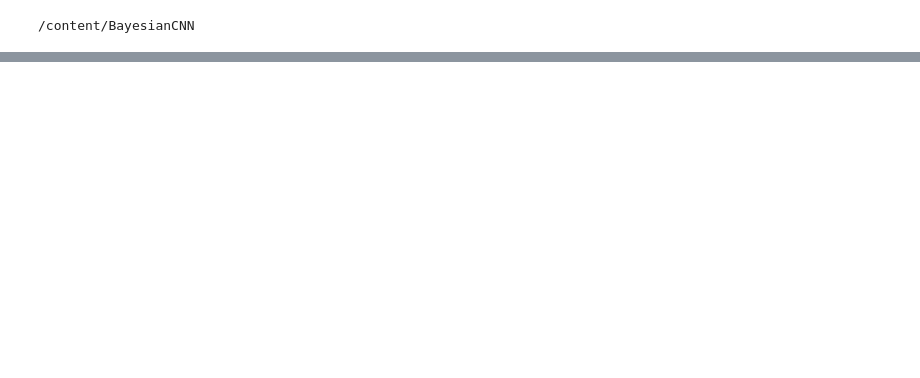
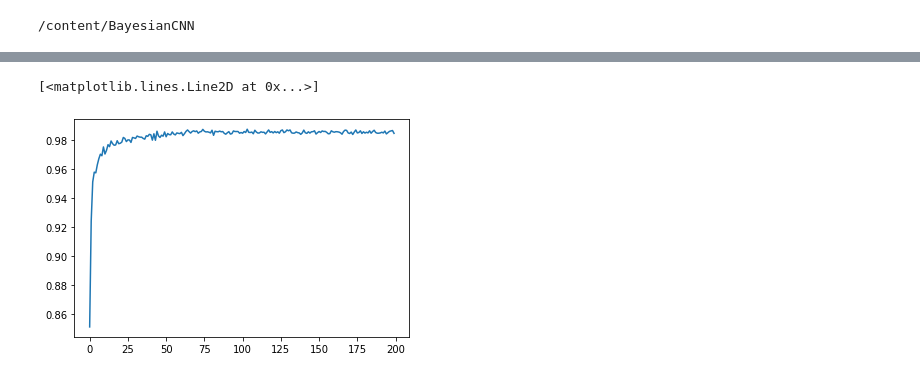
Before and after one commit to EfthymiosCosta/Neural-Networks-Weight-Uncertainty, a Jupyter notebook: BayesCNN.ipynb, the cells around one changed output, grey strips where cells are left out. Cells and saved outputs as stored; diff of their text form; code cells hidden in the pictures; blank space fills up the shorter version.

```diff
--- a/BayesCNN.ipynb
+++ b/BayesCNN.ipynb
@@ -169,0 +309,5 @@ validate_model(net, criterion, full_train_loader, num_ens=1, beta_type=0.1, epoc
+# %%
+plt.plot(range(200), test_acc)
+# %% [output]
+[<matplotlib.lines.Line2D at 0x...>]
+[figure, added]
```
Also changed, not shown: parts of 20 cells of this notebook.
